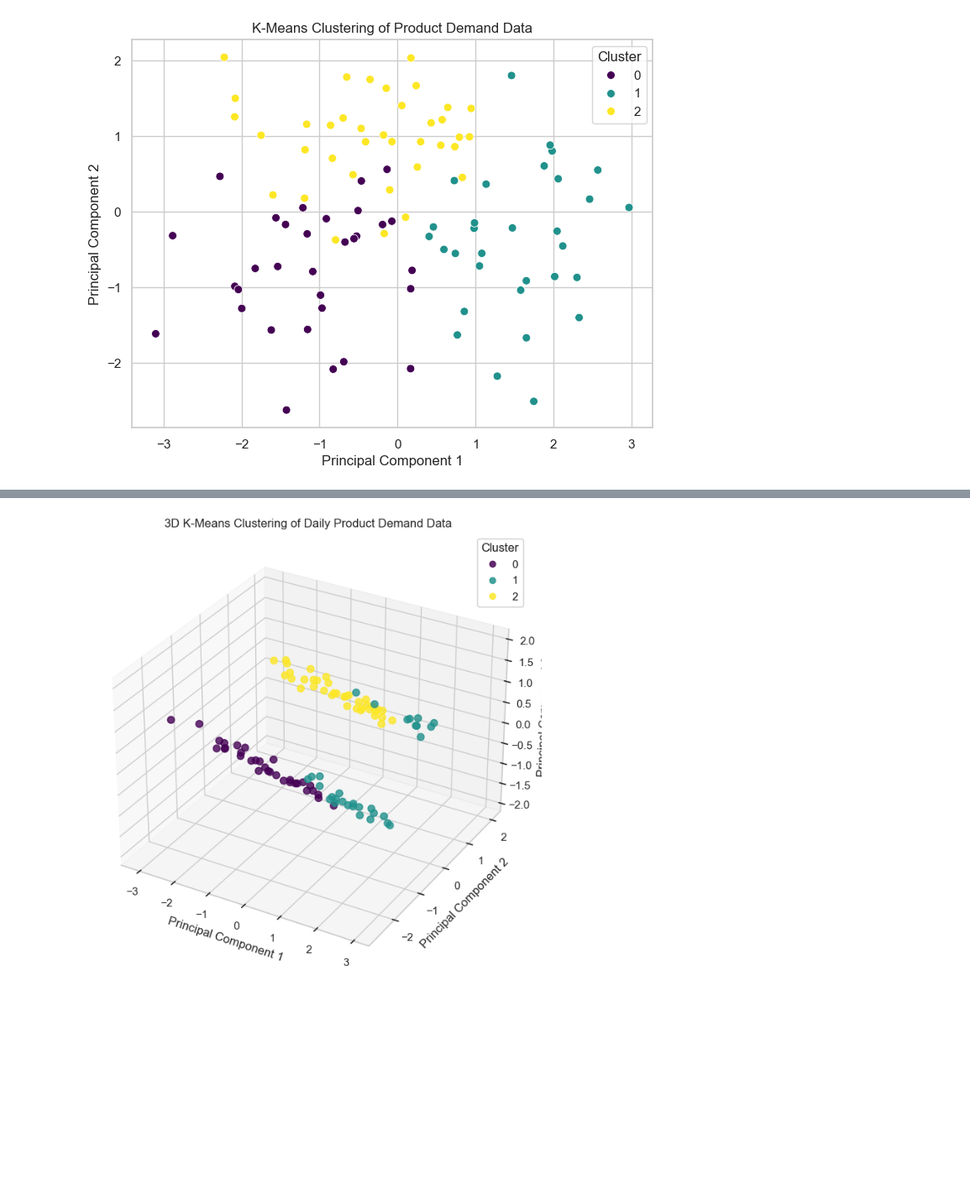
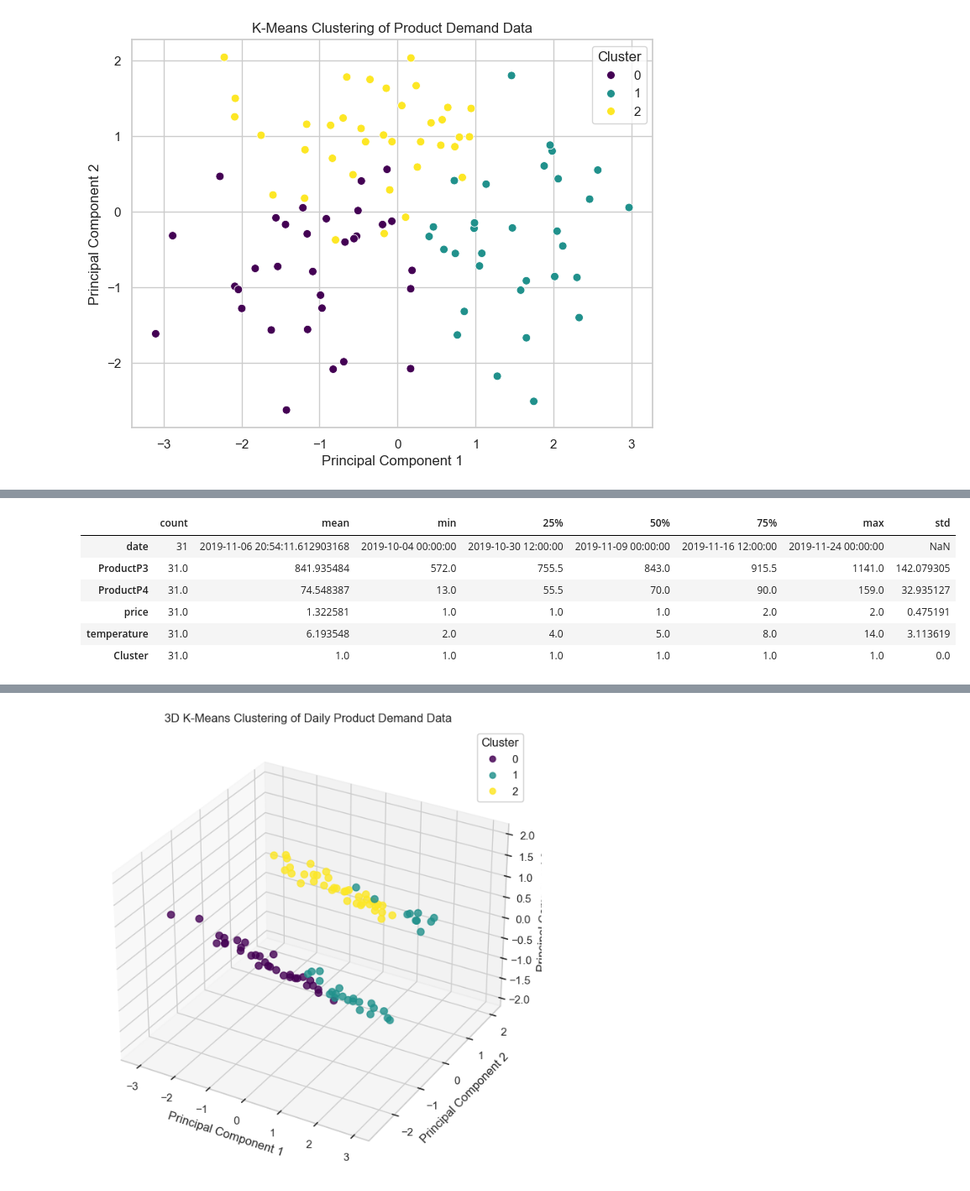
Before and after one commit to Suraj-st/PrinciplesOfDataScience_Group2, a Jupyter notebook: Suraj/Product_TimeSeries_Analysis.ipynb, the cells around one changed output, grey strips where cells are left out. Shown at 84% size. Cells and saved outputs as stored; diff of their text form; code cells hidden in the pictures; blank space fills up the shorter version.

```diff
--- a/Suraj/Product_TimeSeries_Analysis.ipynb
+++ b/Suraj/Product_TimeSeries_Analysis.ipynb
@@ -329,0 +349,10 @@ See the caveats in the documentation: https://pandas.pydata.org/pandas-docs/stab
+# %%
+daily_data[daily_data["Cluster"] == 1].describe().T
+# %% [output]
+|  | count | mean | min | 25% | 50% | 75% | max | std |
+| date | 31 | 2019-11-06 20:54:11.612903168 | 2019-10-04 00:00:00 | 2019-10-30 12:00:00 | 2019-11-09 00:00:00 | 2019-11-16 12:00:00 | 2019-11-24 00:00:00 | NaN |
+| ProductP3 | 31.0 | 841.935484 | 572.0 | 755.5 | 843.0 | 915.5 | 1141.0 | 142.079305 |
+| ProductP4 | 31.0 | 74.548387 | 13.0 | 55.5 | 70.0 | 90.0 | 159.0 | 32.935127 |
+| price | 31.0 | 1.322581 | 1.0 | 1.0 | 1.0 | 2.0 | 2.0 | 0.475191 |
+| temperature | 31.0 | 6.193548 | 2.0 | 4.0 | 5.0 | 8.0 | 14.0 | 3.113619 |
+| Cluster | 31.0 | 1.0 | 1.0 | 1.0 | 1.0 | 1.0 | 1.0 | 0.0 |
```
Also changed, not shown: parts of 3 cells of this notebook.
